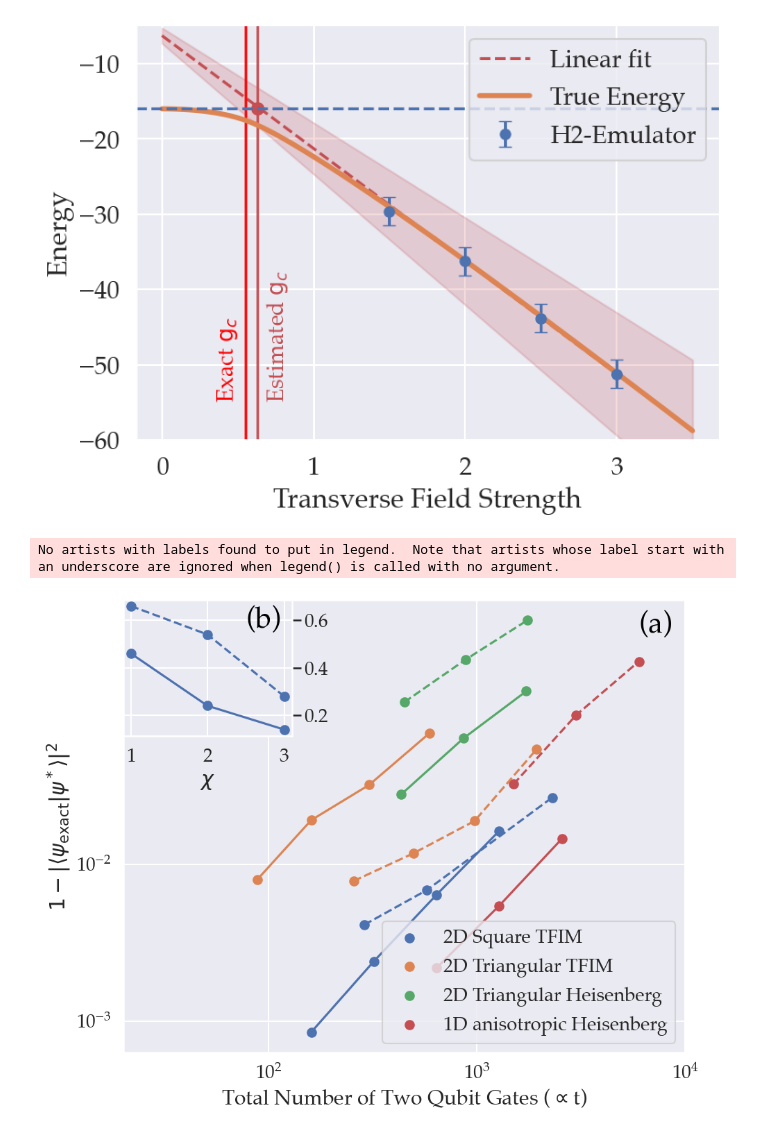
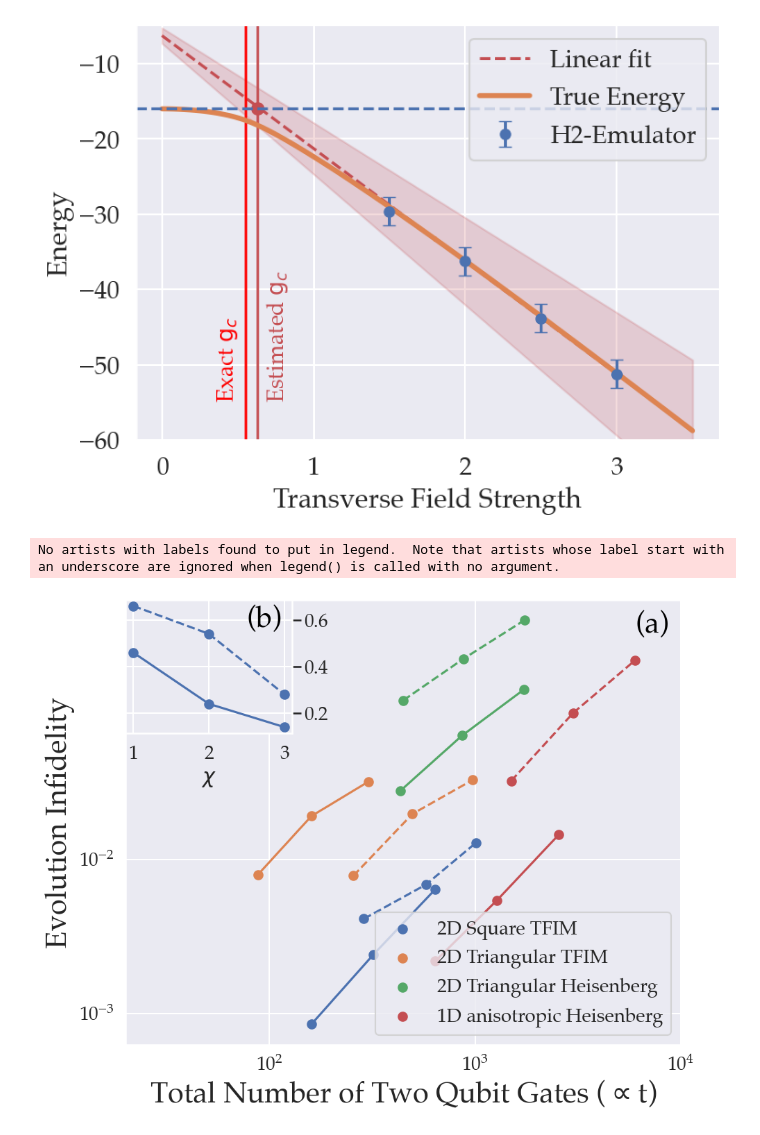
Before and after one commit to erenaykrcn/ccU, a Jupyter notebook: examples/TFIM2d/QPE_ErrorBar.ipynb, the cells around one changed output. Drawn from its saved outputs; the diff is of its cells as text; code cells hidden in the pictures.

```diff
--- a/examples/TFIM2d/QPE_ErrorBar.ipynb
+++ b/examples/TFIM2d/QPE_ErrorBar.ipynb
@@ -536,6 +539,31 @@ Heis1D_trotter4_cxs=[2700, 5400, 10800]
 Heis1D_trotter4_errs=[0.00958795546090474, 0.027594282691393968, 0.06259240213165973]
 Heis1D_ccU_cxs=[640, 1280, 2560]
 Heis1D_ccU_errs=[0.006538903159281073/3, 0.016303027068848897/3, 0.04358304395959711/3]
+# %%
+sqTFIM_ccU_cxs_0125=[160, 320, 640]
+sqTFIM_ccU_errs_0125=[0.0008479061753159378, 0.0024027169217311073, 0.006387331022541076]
+sqTFIM_trotter2_cxs_r1=[288, 576, 1012]
+sqTFIM_trotter2_errs_r1=[0.004110262666890296, 0.006848826866625135, 0.012848826866625135]
+sqTFIM_trotter1_cxs_r2=[384, 768, 1536]
+sqTFIM_trotter1_errs_r2=[0.027813006516809402, 0.05303671087632966, 0.03153977445142586]
+
+trTFIM_ccU_cxs_0125=[88, 160, 304]
+trTFIM_ccU_errs_0125=[0.007967802541555491, 0.01911296380278027, 0.03210115324981]
+trTFIM_trotter2_cxs_0125_r1=[256, 496, 976]
+trTFIM_trotter2_errs_0125_r1=[0.00782247971958605, 0.019745827245382534, 0.03290681727438681]\
+
+trHeis_trotter1_cxs_01 = [536, 1064, 2120]
+trHeis_trotter1_errs_01=[0.11069367684130982, 0.21758798490161269, 0.32443982086471923]
+trHeis_trotter2_cxs_01=[448, 880, 1744]
+trHeis_trotter2_errs_01=[0.10817339251744418, 0.2016679121793158, 0.3595905732053003]
+trHeis_ccU_errs_0125=[0.055650091771546895/2, 0.1274828128881429/2, 0.2541465999898136/2]
+trHeis_ccU_cxs_0125=[432, 864, 1728]
+Heis1D_trotter2_cxs=[1500, 3000, 6000]
+Heis1D_trotter2_errs=[0.03241546030627451, 0.08949535834360933, 0.1967914804052564]
+Heis1D_trotter4_cxs=[2700, 5400, 10800]
+Heis1D_trotter4_errs=[0.00958795546090474, 0.027594282691393968, 0.06259240213165973]
+Heis1D_ccU_cxs=[640, 1280, 2560]
+Heis1D_ccU_errs=[0.006538903159281073/3, 0.016303027068848897/3, 0.04358304395959711/3]
 # %%
 plt.figure(figsize=(10, 8))
 plt.legend( prop={'size': 15})
@@ -566,9 +594,9 @@ plt.annotate('(a)', (6e3, 0.3), color='black', size=30)
 
 plt.yscale('log')
 plt.xscale('log')
-plt.xlabel(r'Total Number of Two Qubit Gates ($\propto$t)')
-plt.ylabel(r'$1-|\langle\psi_{\text{exact}}|\psi^* \rangle|^2$')
-plt.legend(loc='lower right')
+plt.xlabel(r'Total Number of Two Qubit Gates ($\propto$t)', size=30)
+plt.ylabel('Evolution Infidelity', size=30)
+plt.legend(loc='lower right', prop={'size': 20})
 plt.tight_layout()
 plt.xlim([20, 1e4])
 
@@ -577,37 +605,32 @@ plt.yticks([1e-2, 1e-3])
 # === Inset axes ===
 ax_inset = inset_axes(plt.gca(), width="30%", height="30%", loc="upper left", borderpad=0)
 
 
 # Example: plot a zoomed-in portion of one dataset
 ax_inset.scatter([1, 2, 3], [1-0.54, 1-0.76, 1-0.86], color=palette[0])
 ax_inset.plot([1, 2, 3], [1-0.54, 1-0.76, 1-0.86], color=palette[0])
 ax_inset.scatter([1, 2, 3], [1-0.34, 1-0.46, 1-0.72], color=palette[0])
 ax_inset.plot([1, 2, 3], [1-0.34, 1-0.46, 1-0.72], color=palette[0], ls='--')
 #ax_inset.set_xscale('log')
 #ax_inset.set_yscale('log')
 
 
 ax_inset.set_xlabel(r'$\chi$')
 #ax_inset.set_ylabel('fidelity')
 ax_inset.set_xticklabels([0, 1, 2, 3])
 ax_inset.set_yticklabels([])
 plt.annotate('(b)', (2.5, 0.57), color='black', size=30)
 
 # Create a second y-axis
 y2 = ax_inset.twinx()
 y2.set_ylim(ax_inset.get_ylim())
 y2.set_yticks([0.2, 0.4, 0.6])
 #y2.set_yticklabels(["A", "B"])
 
 
-# === Add border ===
-#for spine in ax_inset.spines.values():
-#    spine.set_edgecolor("black")  # border color
-#    spine.set_linewidth(2)      # border thickness
-
-
+plt.tight_layout()
 plt.savefig('../figs/ccU_comparative_plots.pdf')
 plt.savefig('../figs/ccU_comparative_plots.png')
 # %% [output]
 No artists with labels found to put in legend.  Note that artists whose label start with an underscore are ignored when legend() is called with no argument.
-[figure, old version]
+[figure, new version]
```
Also changed, not shown: parts of 3 cells of this notebook, 12 other files.
